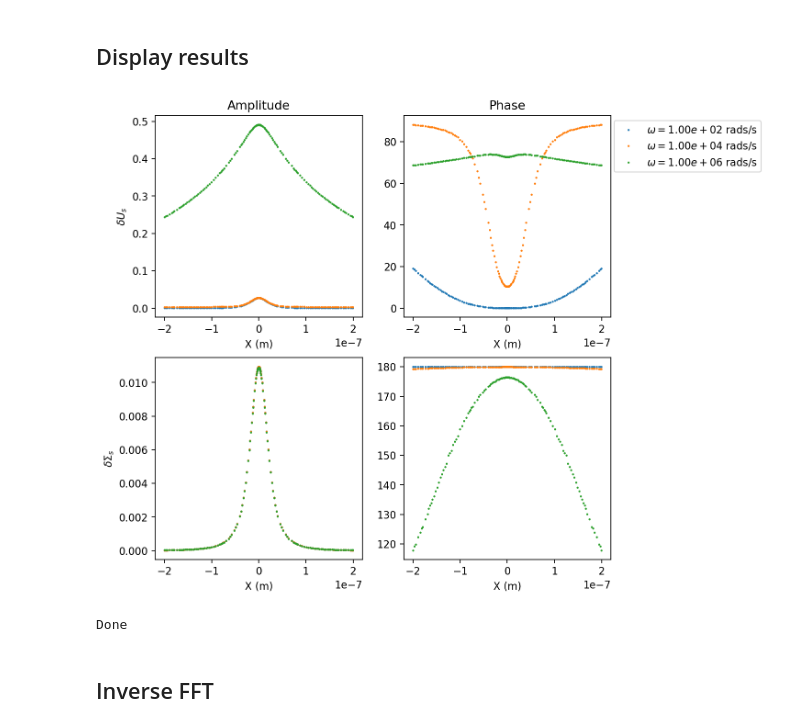
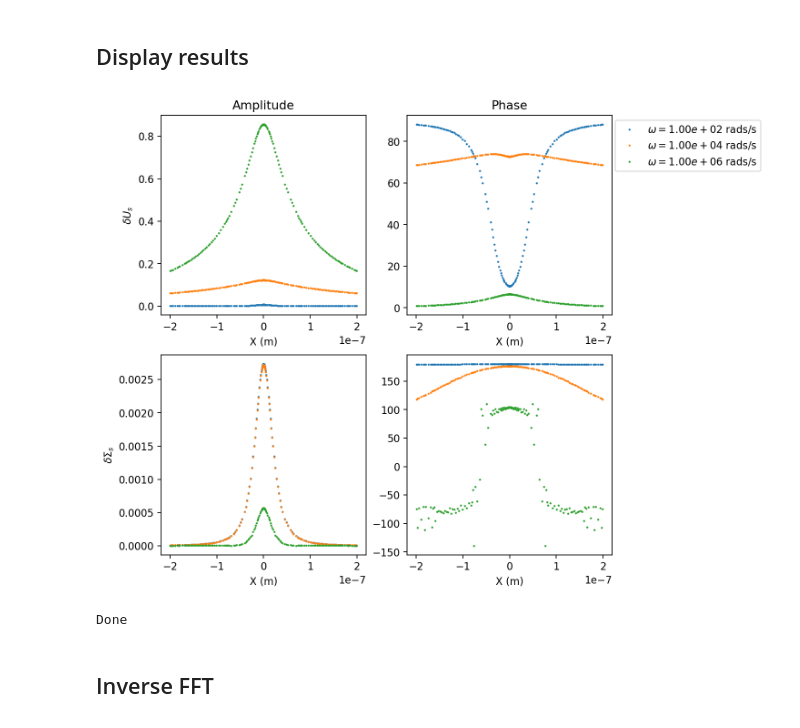
Before and after one commit to yuccadrew/sip, a Jupyter notebook: test_sip.ipynb, the cells around one changed output. Saved outputs shown, nothing was run; the diff lists cells and outputs as text; code cells hidden in the pictures.

```diff
--- a/test_sip.ipynb
+++ b/test_sip.ipynb
@@ -1925,8 +1925,7 @@ def set_physics():
     rel_perm_electrolyte=80.0 #relative permittivity of bulk electrolyte [F/m]
     rel_perm_solid=4.5 #relative permittivity of solid particle [F/m]
     mobility_electrolyte=5e-8 #mobility of sodium cation in bulk electrolyte [m^2/(Vs)]
-    #mobility_stern=5e-11 #mobility in Stern layer [m^2/(Vs)]
-    mobility_stern=5e-9 #mobility in Stern layer [m^2/(Vs)]
+    mobility_stern=5e-11 #mobility in Stern layer [m^2/(Vs)]
     sigma_solid=-0.01 #surface charge density in solid [C/m^2]
 
     temp_K=293 #room/ambient temperature [K]
@@ -2105,8 +2104,7 @@ def set_materials2d(mesh,physics,u2d,freq,case):
 
     with_equipotential_bc=mesh['with_equipotential_bc']
     nind_bc=np.unique(edges[with_equipotential_bc,:].flatten(order='C'))
-    snod[nind_bc]=40.0 #Volts
-    #snod[nind_bc]=400.0 #Volts
+    snod[nind_bc]=10.0 #Volts
 
     materials={'cx':np.array(c),'cy':np.array(c),'cz':np.array(c),
                'alpha_x':alpha_x,'alpha_y':alpha_y,'alpha_z':alpha_z,
@@ -2198,6 +2196,7 @@ Done
 ## Display results <a id="4.7"></a>
 # %%
 def display_results_amp_phase():
+    #savedir='/shared/zhuy359/sip/slab_1'
     fig,ax=plt.subplots(2,2,figsize=(8,8),dpi=160)
     axs=ax.flatten()
 
@@ -2242,7 +2241,7 @@ def display_results_real_imag():
     nodes=mesh['nodes']
     mask=(nodes[:,1]==0)&(np.abs(nodes[:,0])<200e-9)
     labels=[]
-    for i in [0]:
+    for i in range(0,len(freqs),1):
         unod=np.load(savedir+'/freq_%.2e.npy'%freqs[i])
         xp=np.r_[-nodes[mask,0],nodes[mask,0]]
         yp=np.r_[unod[mask,0],unod[mask,0]]
@@ -2252,34 +2251,34 @@ def display_results_real_imag():
         xp=np.r_[-nodes[mask,0],nodes[mask,0]]
         yp=np.r_[unod[mask,1],unod[mask,1]]
         axs[2].plot(xp,np.real(yp),'.',markersize=2)
         axs[3].plot(xp,np.imag(yp)*180/np.pi,'.',markersize=2)
 
         labels.append('$\omega=%.2e$ rads/s'%(freqs[i]))
         #axs[0].set_yscale('Log')
         #axs[2].set_yscale('Log')
 
     axs[0].set_title('Real')
     axs[1].set_title('Imag')
 
     axs[0].set_ylabel('$\delta U_s$')
     axs[2].set_ylabel('$\delta \Sigma_s$')
 
     axs[0].set_xlabel('X (m)')
     axs[1].set_xlabel('X (m)')
     axs[2].set_xlabel('X (m)')
     axs[3].set_xlabel('X (m)')
     axs[1].legend(labels,loc='upper right',bbox_to_anchor=(1.750,1.0))
 
     #plt.savefig('slab.png',bbox_inches='tight')
     return fig,ax
 
 if __name__=='__main__':
     _,_=display_results_amp_phase()
     #_,_=display_results_real_imag()
     plt.show()
     print('Done')
 # %% [output]
-[figure, old version]
+[figure, new version]
 Done
 # %% [markdown]
 ## Inverse FFT <a id="4.8"></a>
```
Also changed, not shown: parts of 1 cell of this notebook.
